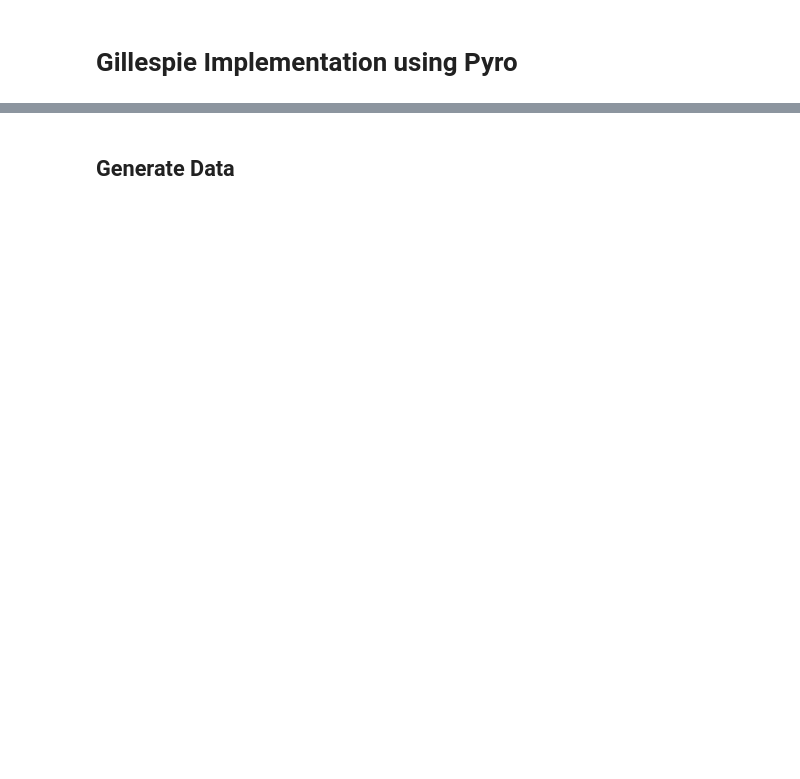
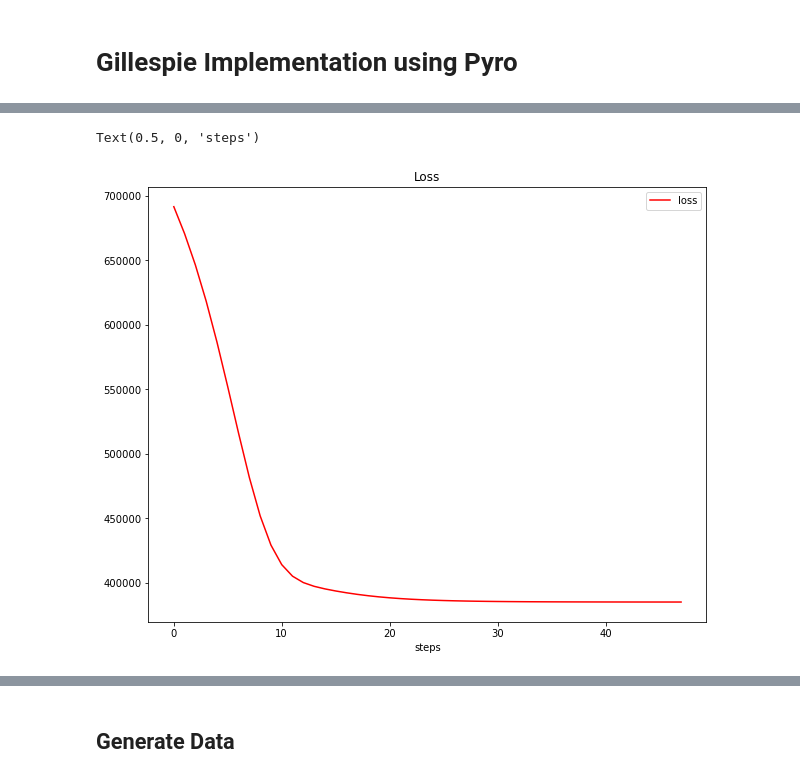
Before and after one commit to devonjkohler/gillespiePPL, a Jupyter notebook: Jupyter_Notebooks/Pyro_Implementation.ipynb, the cells around one changed output, grey strips where cells are left out. Saved outputs shown, nothing was run; the diff lists cells and outputs as text; code cells hidden in the pictures; blank space fills up the shorter version.

```diff
--- a/Jupyter_Notebooks/Pyro_Implementation.ipynb
+++ b/Jupyter_Notebooks/Pyro_Implementation.ipynb
@@ -11,0 +244,21 @@ import matplotlib.pyplot as plt
+# %%
+loss = np.array([691468.0650115013, 670521.465144515, 646260.9688317776, 618265.590899229, 586548.1366419792,
+                551873.916841507, 516014.1296849251, 481703.79737758636, 452045.583524704, 429378.5150299072,
+                414242.46589660645, 405307.2240142822, 400363.3226928711, 397473.473236084, 395474.75326538086,
+                393856.9665527344, 392456.2741088867, 391236.37268066406, 390189.1943359375, 389305.2114868164,
+                388569.32849121094, 387962.4634399414, 387465.7897338867, 387061.17764282227, 386732.04095458984,
+                386464.5118713379, 386247.3483886719, 386070.51960754395, 385926.5041656494, 385809.4211730957,
+                385713.8262023926, 385635.678024292, 385571.72982788086, 385519.5032348633, 385476.7055358887,
+                385441.94638061523, 385413.2445678711, 385389.4839782715, 385370.22270202637, 385354.5023345947,
+                385341.55506134033, 385330.8786087036, 385322.1106414795, 385314.92069244385, 385309.1728515625,
+                385304.3779067993, 385300.5311126709, 385297.2459869385])
+rates = np.array([[0.9090, 0.2970, 0.7070], [1.0052, 0.2686, 0.7818], [1.1141, 0.2424, 0.8663], [1.2393, 0.2180, 0.9632], [1.3841, 0.1953, 1.0744],
+                 [1.5514, 0.1745, 1.2015], [1.7427, 0.1557, 1.3442], [1.9577, 0.1391, 1.4993], [2.1930, 0.1250, 1.6596], [2.4417, 0.1134, 1.8128],
+                 [2.6947, 0.1044, 1.9432], [2.9420, 0.0977, 2.0364], [3.1763, 0.0930, 2.0852], [3.3936, 0.0899, 2.0921], [3.5936, 0.0879, 2.0667],
+                 [3.7778, 0.0868, 2.0209], [3.9484, 0.0862, 1.9649], [4.1074, 0.0859, 1.9057], [4.2560, 0.0858, 1.8476], [4.3948, 0.0857, 1.7926],
+                 [4.5238, 0.0858, 1.7417], [4.6426, 0.0859, 1.6950], [4.7513, 0.0860, 1.6524], [4.8500, 0.0862, 1.6137], [4.9390, 0.0864, 1.5786],
+                 [5.0192, 0.0866, 1.5468], [5.0912, 0.0868, 1.5180], [5.1561, 0.0871, 1.4920], [5.2144, 0.0873, 1.4684], [5.2671, 0.0875, 1.4472],
+                 [5.3147, 0.0877, 1.4279], [5.3576, 0.0878, 1.4105], [5.3965, 0.0880, 1.3947], [5.4316, 0.0881, 1.3803], [5.4634, 0.0883, 1.3673],
+                 [5.4921, 0.0884, 1.3554], [5.5180, 0.0885, 1.3446], [5.5414, 0.0886, 1.3348], [5.5624, 0.0887, 1.3259], [5.5814, 0.0888, 1.3177],
+                 [5.5984, 0.0889, 1.3102], [5.6136, 0.0889, 1.3034], [5.6273, 0.0890, 1.2972], [5.6394, 0.0890, 1.2915], [5.6503, 0.0891, 1.2863],
+                 [5.6598, 0.0891, 1.2815], [5.6683, 0.0891, 1.2772], [5.6757, 0.0892, 1.2732]])
@@ -11,0 +285,11 @@ import matplotlib.pyplot as plt
+# %%
+fig, ax = plt.subplots(figsize = (10,8))
+
+ax.plot(np.arange(0,48), loss, color = "red", label = "loss")
+
+plt.legend()
+ax.set_title("Loss")
+ax.set_xlabel("steps")
+# %% [output]
+Text(0.5, 0, 'steps')
+[figure, added]
```
Also changed, not shown: parts of 135 cells of this notebook, 14 other files.
